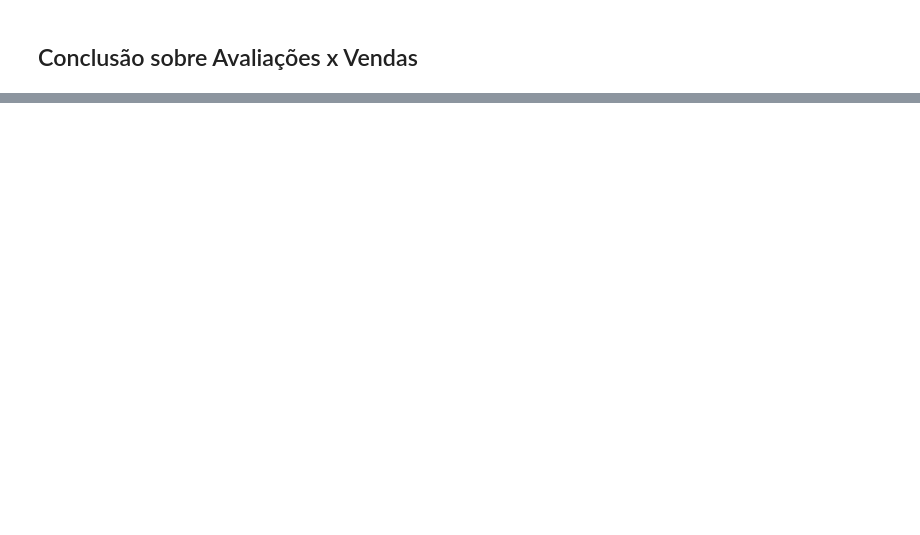
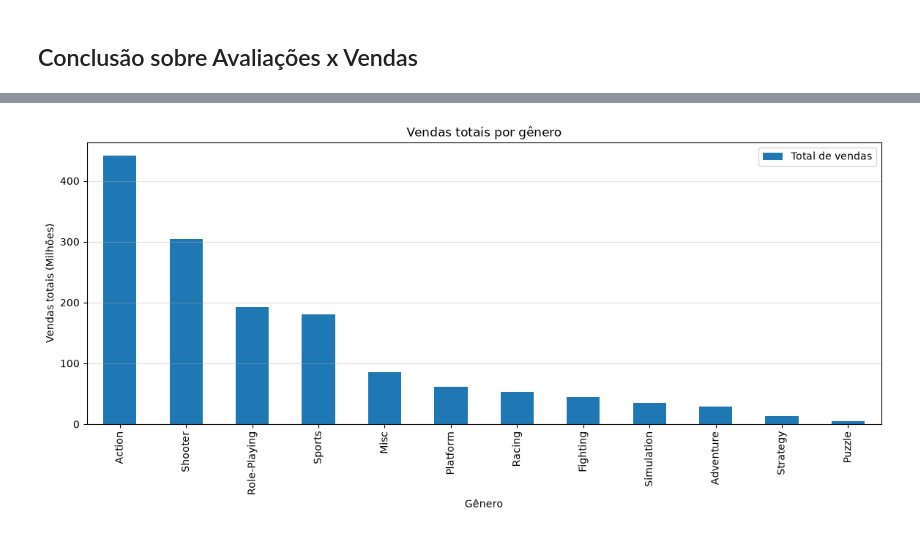
Before and after one commit to vitorcalelo/data-analysis-coursework, a Jupyter notebook: sprint-06-integrated-project-1/integrated-project-1.ipynb, the cells around one changed output, grey strips where cells are left out. Cells and saved outputs as stored; diff of their text form; code cells hidden in the pictures; blank space fills up the shorter version.

```diff
--- a/sprint-06-integrated-project-1/integrated-project-1.ipynb
+++ b/sprint-06-integrated-project-1/integrated-project-1.ipynb
@@ -328,0 +385,6 @@ Correlação - Notas dos Usuários vs Vendas: -0.03
+# %%
+genre_analysis = df_recent_games.groupby('genre').agg(
+    total_sales=('total_sales', 'sum'),
+    game_count=('name', 'count')).sort_values(by='total_sales', ascending=False)
+# Realiza um agrupamento, agregando o total de vendas e quantidade de jogos por genero
+print(genre_analysis)
@@ -328,0 +406,11 @@ Correlação - Notas dos Usuários vs Vendas: -0.03
+# %%
+genre_analysis['total_sales'].plot(kind='bar',
+                    title='Vendas totais por gênero',
+                    xlabel='Gênero',
+                    ylabel='Vendas totais (Milhões)',
+                    figsize=(14,5))
+plt.legend(labels=['Total de vendas'])
+plt.grid(axis='y', alpha=0.4)
+plt.show()
+# %% [output]
+[figure, added]
```
Also changed, not shown: parts of 40 cells of this notebook.
